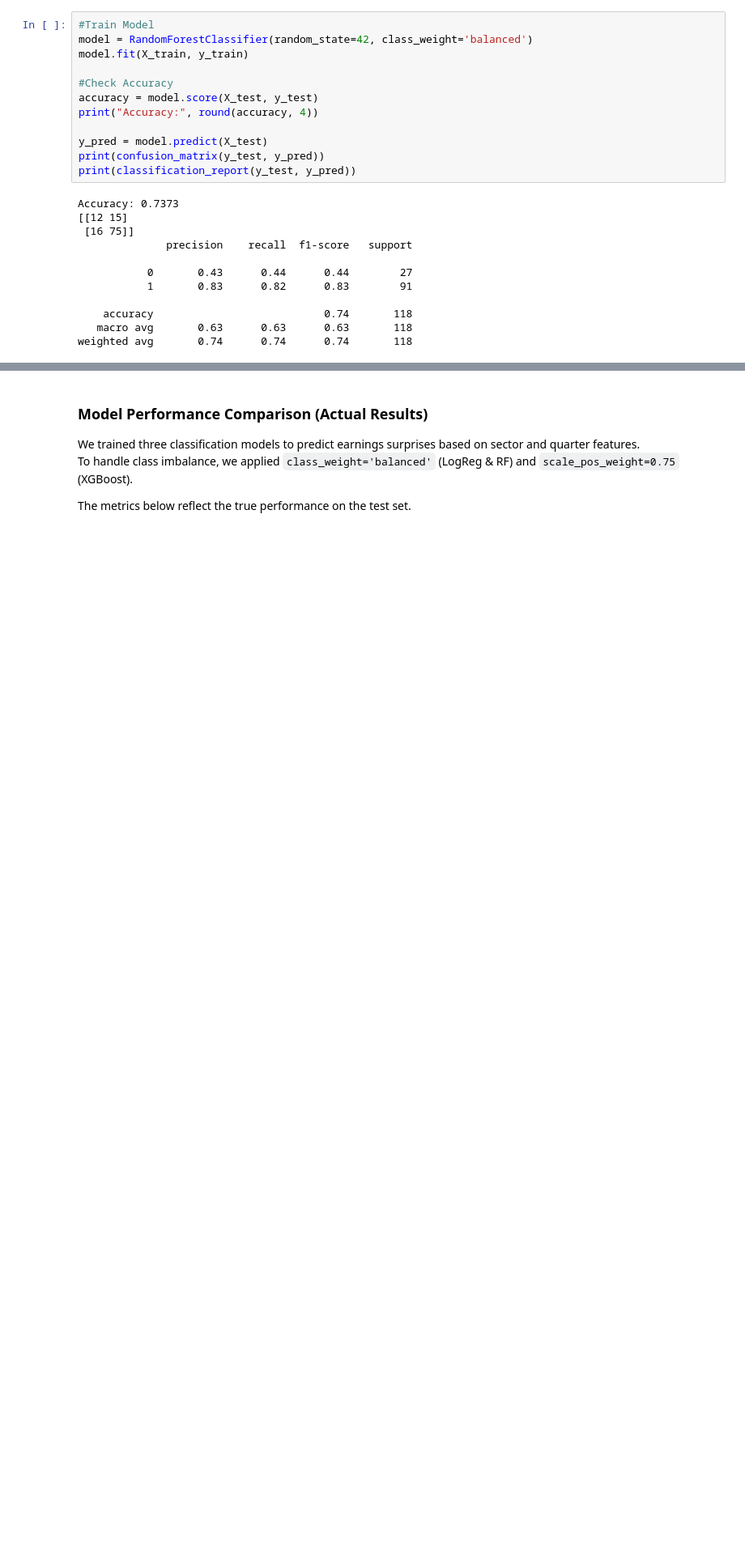
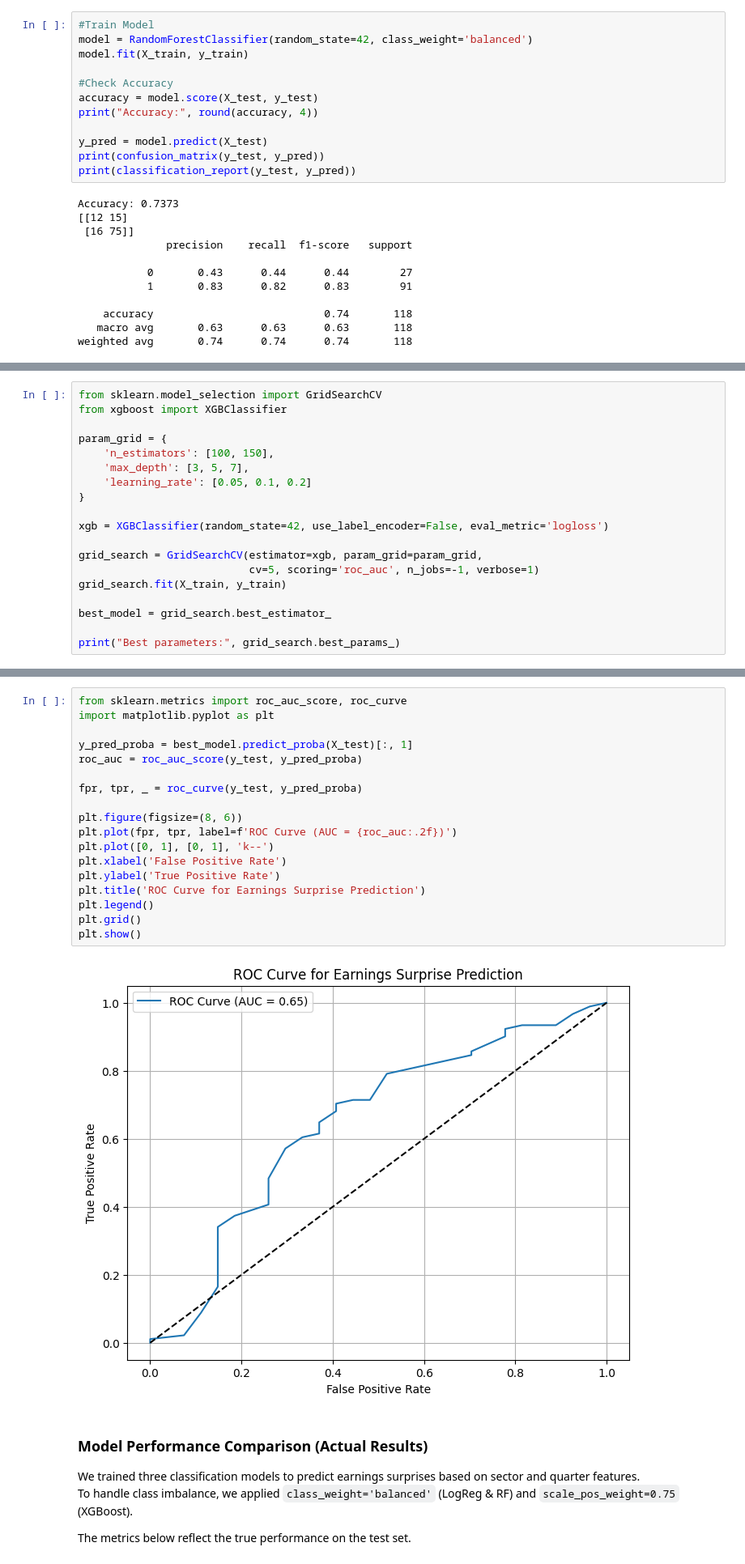
Before and after one commit to Hanklin999/Python_earnings-surprise-prediction, a Jupyter notebook: earnings_surprise_prediction_colab.ipynb, the cells around one changed output, grey strips where cells are left out. Shown at 81% size. Saved outputs shown, nothing was run; the diff lists cells and outputs as text; blank space fills up the shorter version.

```diff
--- a/earnings_surprise_prediction_colab.ipynb
+++ b/earnings_surprise_prediction_colab.ipynb
@@ -254,0 +271,19 @@ weighted avg       0.74      0.74      0.74       118
+# %%
+from sklearn.model_selection import GridSearchCV
+from xgboost import XGBClassifier
+
+param_grid = {
+    'n_estimators': [100, 150],
+    'max_depth': [3, 5, 7],
+    'learning_rate': [0.05, 0.1, 0.2]
+}
+
+xgb = XGBClassifier(random_state=42, use_label_encoder=False, eval_metric='logloss')
+
+grid_search = GridSearchCV(estimator=xgb, param_grid=param_grid,
+                           cv=5, scoring='roc_auc', n_jobs=-1, verbose=1)
+grid_search.fit(X_train, y_train)
+
+best_model = grid_search.best_estimator_
+
+print("Best parameters:", grid_search.best_params_)
@@ -255,3 +309,23 @@ weighted avg       0.74      0.74      0.74       118
+# %%
+from sklearn.metrics import roc_auc_score, roc_curve
+import matplotlib.pyplot as plt
+
+y_pred_proba = best_model.predict_proba(X_test)[:, 1]
+roc_auc = roc_auc_score(y_test, y_pred_proba)
+
+fpr, tpr, _ = roc_curve(y_test, y_pred_proba)
+
+plt.figure(figsize=(8, 6))
+plt.plot(fpr, tpr, label=f'ROC Curve (AUC = {roc_auc:.2f})')
+plt.plot([0, 1], [0, 1], 'k--')
+plt.xlabel('False Positive Rate')
+plt.ylabel('True Positive Rate')
+plt.title('ROC Curve for Earnings Surprise Prediction')
+plt.legend()
+plt.grid()
+plt.show()
+# %% [output]
+[figure, added]
 # %% [markdown]
 ###  Model Performance Comparison (Actual Results)
 
```
Also changed, not shown: parts of 7 cells of this notebook.
